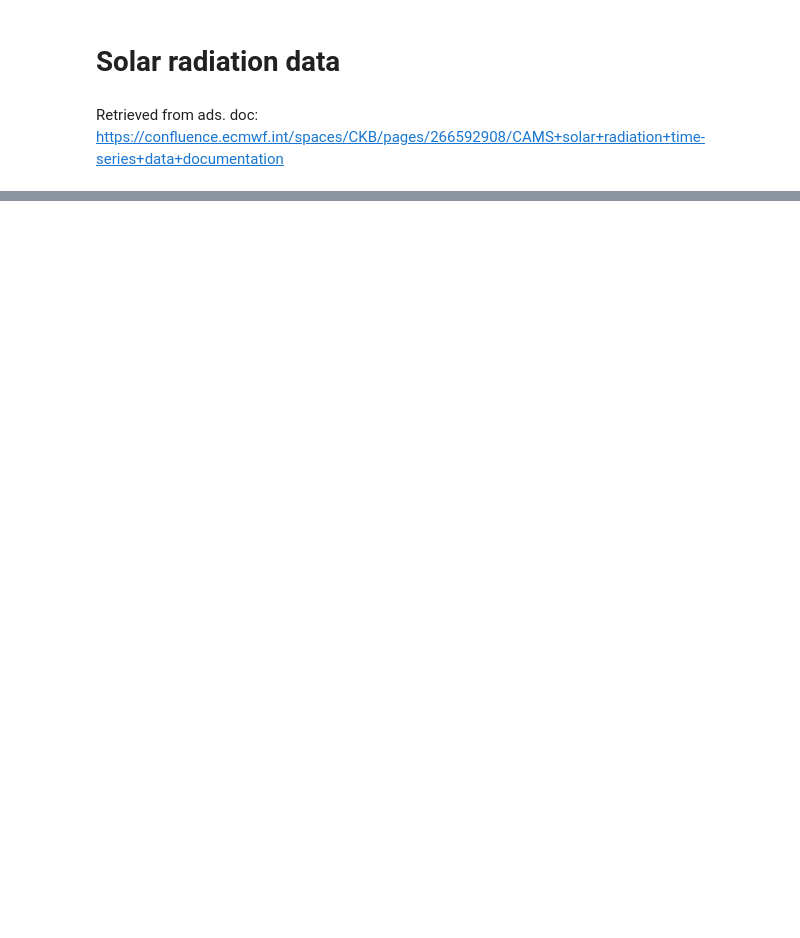
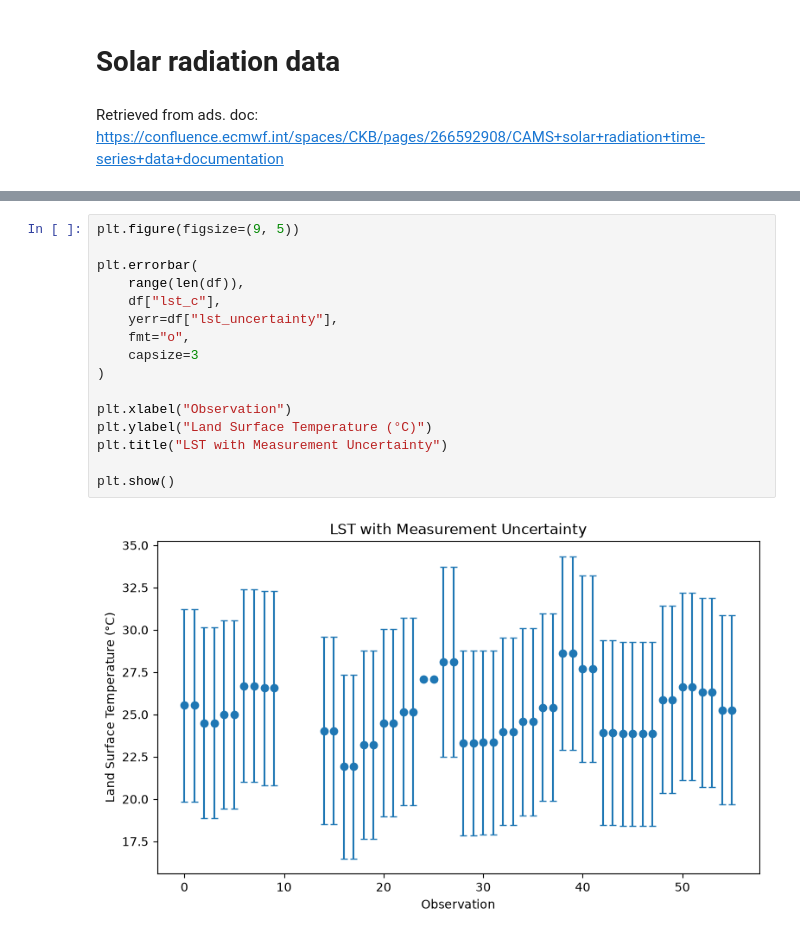
Before and after one commit to Inpatch/Esa_case, a Jupyter notebook: vegetation_heatmap.ipynb, the cells around one changed output, grey strips where cells are left out. Saved outputs shown, nothing was run; the diff lists cells and outputs as text; blank space fills up the shorter version.

```diff
--- a/vegetation_heatmap.ipynb
+++ b/vegetation_heatmap.ipynb
@@ -44,0 +143,18 @@ df
+# %%
+plt.figure(figsize=(9, 5))
+
+plt.errorbar(
+    range(len(df)),
+    df["lst_c"],
+    yerr=df["lst_uncertainty"],
+    fmt="o",
+    capsize=3
+)
+
+plt.xlabel("Observation")
+plt.ylabel("Land Surface Temperature (°C)")
+plt.title("LST with Measurement Uncertainty")
+
+plt.show()
+# %% [output]
+[figure, added]
```
Also changed, not shown: parts of 28 cells of this notebook, 10 other files.
